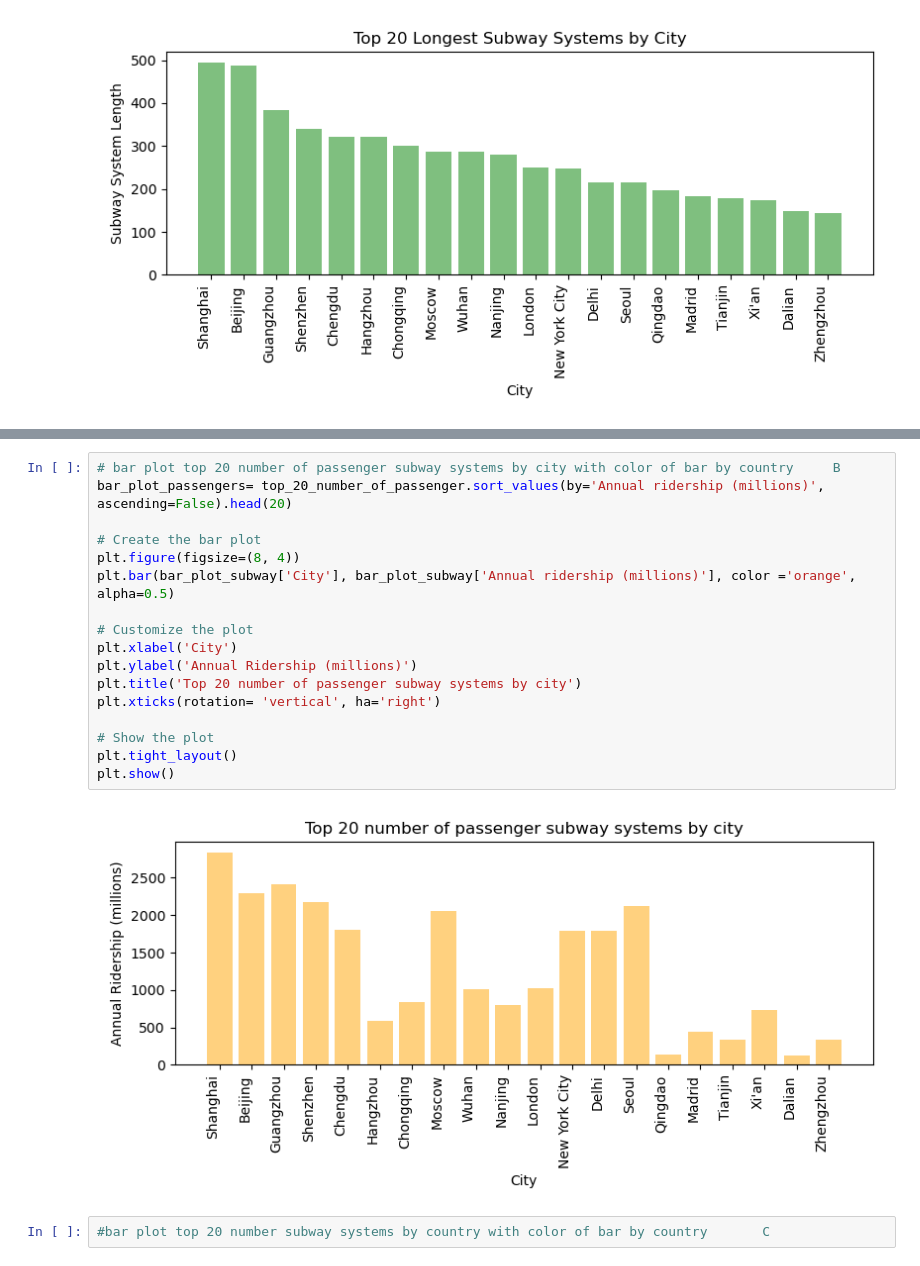
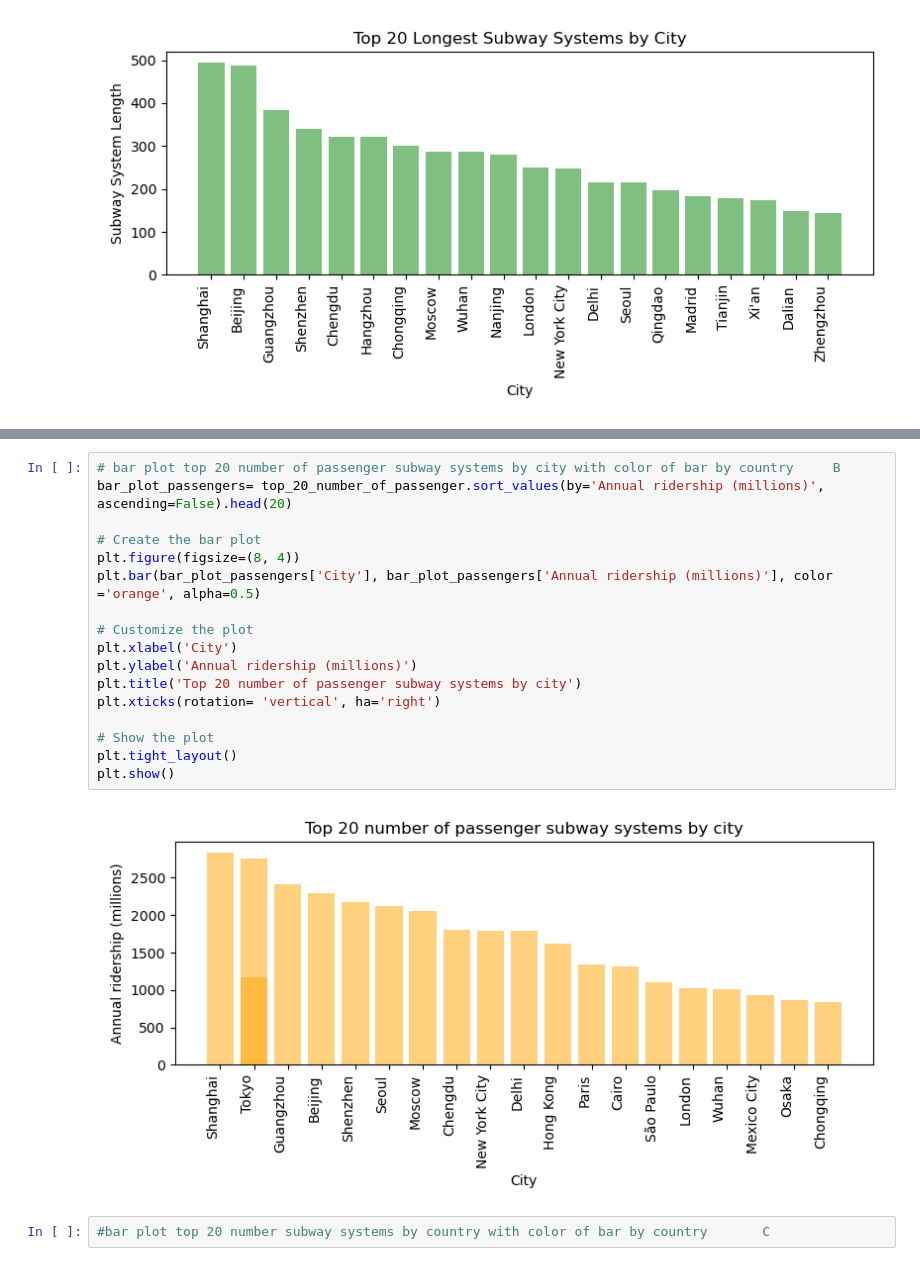
Before and after one commit to gituseraccount1/Project_1, a Jupyter notebook: proj_1.ipynb, the cells around one changed output, grey strips where cells are left out. Cells and saved outputs as stored; diff of their text form.

Commit message:
correction to plot B

```diff
--- a/proj_1.ipynb
+++ b/proj_1.ipynb
@@ -197,22 +220,22 @@ top_20_number_of_passenger.head()
 # %%
 # bar plot top 20 number of passenger subway systems by city with color of bar by country     B
 bar_plot_passengers= top_20_number_of_passenger.sort_values(by='Annual ridership (millions)', ascending=False).head(20)
 
 # Create the bar plot
 plt.figure(figsize=(8, 4))
-plt.bar(bar_plot_subway['City'], bar_plot_subway['Annual ridership (millions)'], color ='orange', alpha=0.5)
+plt.bar(bar_plot_passengers['City'], bar_plot_passengers['Annual ridership (millions)'], color ='orange', alpha=0.5)
 
 # Customize the plot
 plt.xlabel('City')
-plt.ylabel('Annual Ridership (millions)')
+plt.ylabel('Annual ridership (millions)')
 plt.title('Top 20 number of passenger subway systems by city')
 plt.xticks(rotation= 'vertical', ha='right')
 
 # Show the plot
 plt.tight_layout()
 plt.show()
 # %% [output]
-[figure, old version]
+[figure, new version]
 # %%
 #bar plot top 20 number subway systems by country with color of bar by country       C
 # %%
```
Also changed, not shown: parts of 3 cells of this notebook.
